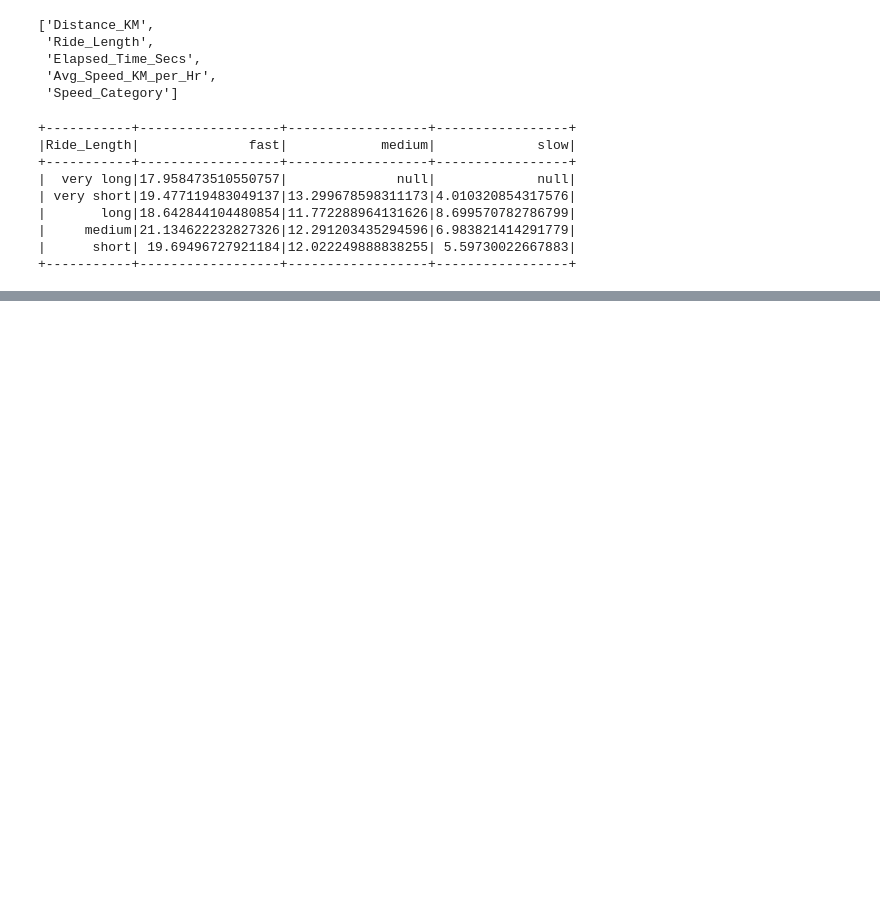
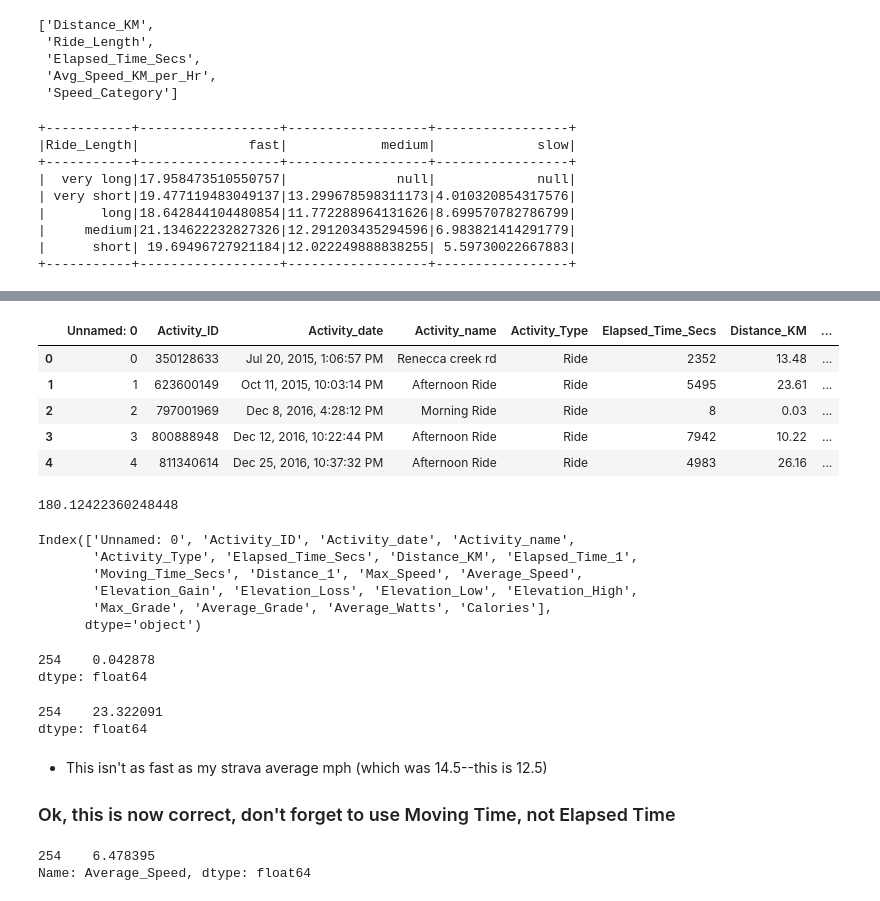
Before and after one commit to brianclements03/my_strava_project, a Jupyter notebook: Activities_Exploration_Pyspark.ipynb, the cells around one changed output, grey strips where cells are left out. Drawn from its saved outputs; the diff is of its cells as text; code cells hidden in the pictures; blank space fills up the shorter version.

```diff
--- a/Activities_Exploration_Pyspark.ipynb
+++ b/Activities_Exploration_Pyspark.ipynb
@@ -700,0 +731,11 @@ AttributeError: 'GroupedData' object has no attribute '_get_object_id'
+# %%
+all_activities = pd.read_csv('activities2.csv')
+# %%
+all_activities.head()
+# %% [output]
+|  | Unnamed: 0 | Activity_ID | Activity_date | Activity_name | Activity_Type | Elapsed_Time_Secs | Distance_KM | ... |
+| 0 | 0 | 350128633 | Jul 20, 2015, 1:06:57 PM | Renecca creek rd | Ride | 2352 | 13.48 | ... |
+| 1 | 1 | 623600149 | Oct 11, 2015, 10:03:14 PM | Afternoon Ride | Ride | 5495 | 23.61 | ... |
+| 2 | 2 | 797001969 | Dec 8, 2016, 4:28:12 PM | Morning Ride | Ride | 8 | 0.03 | ... |
+| 3 | 3 | 800888948 | Dec 12, 2016, 10:22:44 PM | Afternoon Ride | Ride | 7942 | 10.22 | ... |
+| 4 | 4 | 811340614 | Dec 25, 2016, 10:37:32 PM | Afternoon Ride | Ride | 4983 | 26.16 | ... |
@@ -700,0 +744,32 @@ AttributeError: 'GroupedData' object has no attribute '_get_object_id'
+# %%
+def rolling_metric_pace(duration, distance):
+    return (duration.sum() / 60) / (distance.sum() / 1000)
+# %% [output]
+180.12422360248448
+# %%
+test.columns
+# %% [output]
+Index(['Unnamed: 0', 'Activity_ID', 'Activity_date', 'Activity_name',
+       'Activity_Type', 'Elapsed_Time_Secs', 'Distance_KM', 'Elapsed_Time_1',
+       'Moving_Time_Secs', 'Distance_1', 'Max_Speed', 'Average_Speed',
+       'Elevation_Gain', 'Elevation_Loss', 'Elevation_Low', 'Elevation_High',
+       'Max_Grade', 'Average_Grade', 'Average_Watts', 'Calories'],
+      dtype='object')
+# %%
+(test.Moving_Time_Secs/3600)/(test.Distance_KM)
+# %% [output]
+254    0.042878
+dtype: float64
+# %%
+(test.Distance_KM)/(test.Moving_Time_Secs/3600)
+# %% [output]
+254    23.322091
+dtype: float64
+# %% [markdown]
+- This isn't as fast as my strava average mph (which was 14.5--this is 12.5)
+### Ok, this is now correct, don't forget to use Moving Time, not Elapsed Time
+# %%
+test.Average_Speed
+# %% [output]
+254    6.478395
+Name: Average_Speed, dtype: float64
```
Also changed, not shown: parts of 13 cells of this notebook.
